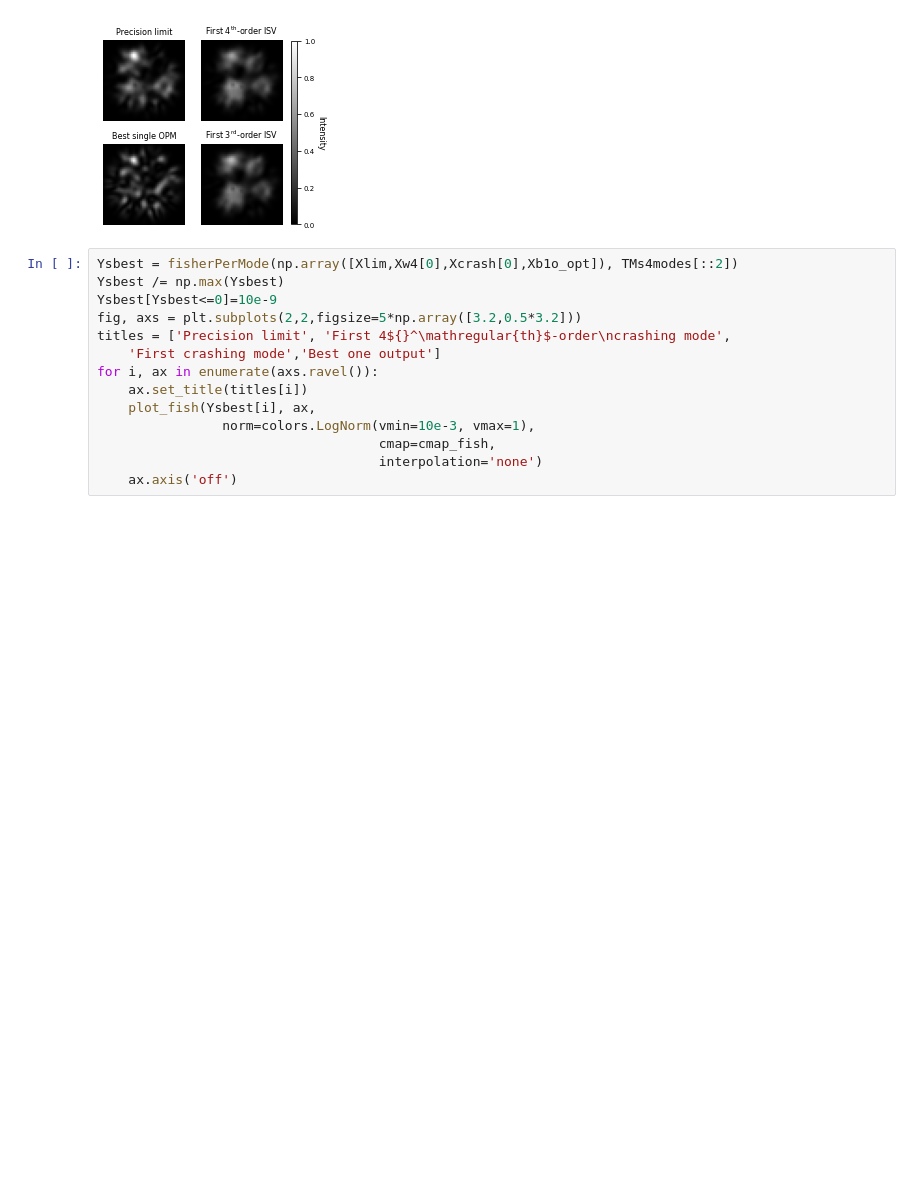
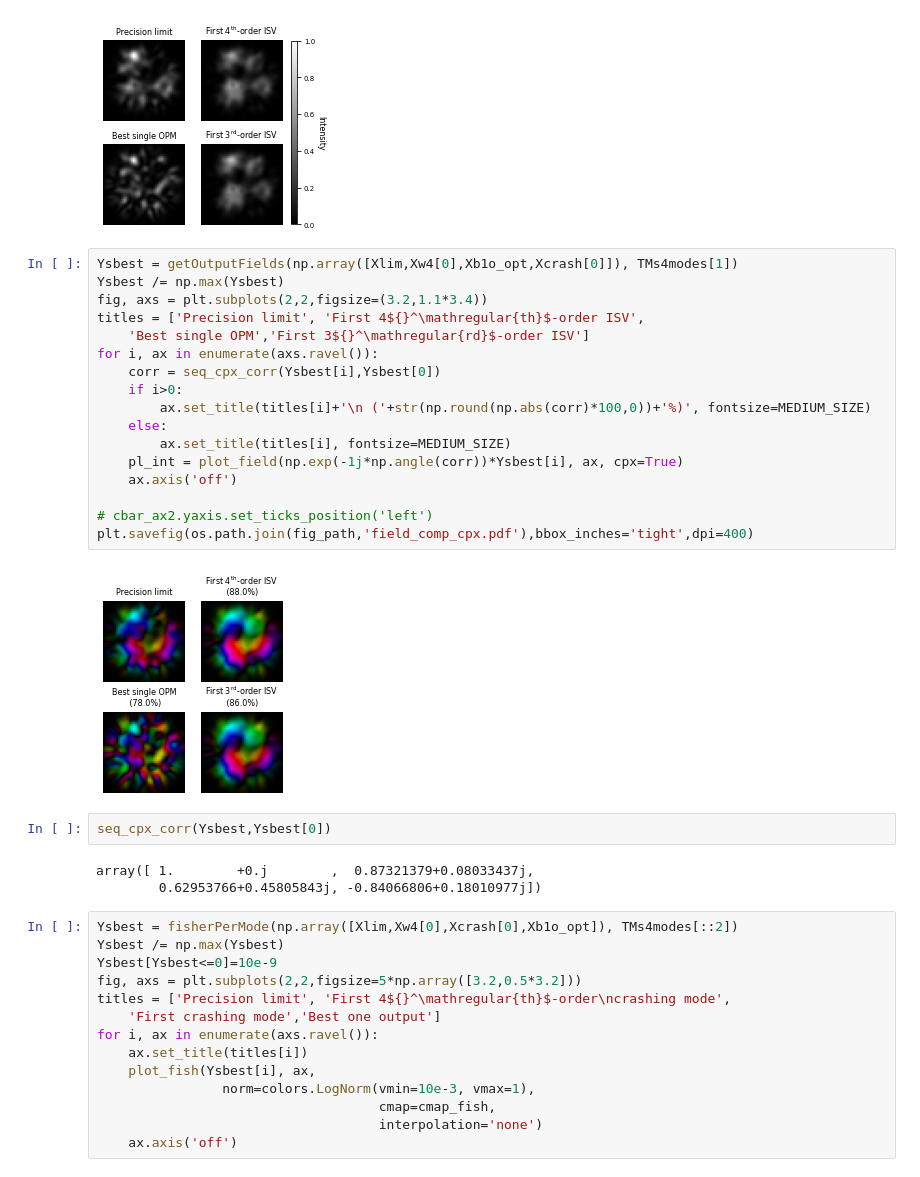
Before and after one commit to rodguti90/Article_PrecisionLimitTensorWFS, a Jupyter notebook: Crashing_disorder_figuresSI.ipynb, the cells around one changed output. Drawn from its saved outputs; the diff is of its cells as text; blank space fills up the shorter version.

```diff
--- a/Crashing_disorder_figuresSI.ipynb
+++ b/Crashing_disorder_figuresSI.ipynb
@@ -700,6 +700,30 @@ cbar_ax2.get_yaxis().labelpad = 10
 plt.savefig(os.path.join(fig_path,'field_comp.pdf'),bbox_inches='tight',dpi=400)
 # %% [output]
 [figure]
+# %%
+Ysbest = getOutputFields(np.array([Xlim,Xw4[0],Xb1o_opt,Xcrash[0]]), TMs4modes[1])
+Ysbest /= np.max(Ysbest)
+fig, axs = plt.subplots(2,2,figsize=(3.2,1.1*3.4))
+titles = ['Precision limit', 'First 4${}^\mathregular{th}$-order ISV',
+    'Best single OPM','First 3${}^\mathregular{rd}$-order ISV']
+for i, ax in enumerate(axs.ravel()):
+    corr = seq_cpx_corr(Ysbest[i],Ysbest[0])
+    if i>0:
+        ax.set_title(titles[i]+'\n ('+str(np.round(np.abs(corr)*100,0))+'%)', fontsize=MEDIUM_SIZE)
+    else:
+        ax.set_title(titles[i], fontsize=MEDIUM_SIZE)
+    pl_int = plot_field(np.exp(-1j*np.angle(corr))*Ysbest[i], ax, cpx=True)
+    ax.axis('off')
+
+# cbar_ax2.yaxis.set_ticks_position('left')
+plt.savefig(os.path.join(fig_path,'field_comp_cpx.pdf'),bbox_inches='tight',dpi=400)
+# %% [output]
+[figure, added]
+# %%
+seq_cpx_corr(Ysbest,Ysbest[0])
+# %% [output]
+array([ 1.        +0.j        ,  0.87321379+0.08033437j,
+        0.62953766+0.45805843j, -0.84066806+0.18010977j])
 # %%
 Ysbest = fisherPerMode(np.array([Xlim,Xw4[0],Xcrash[0],Xb1o_opt]), TMs4modes[::2])
 Ysbest /= np.max(Ysbest)
```
Also changed, not shown: parts of 2 cells of this notebook.
